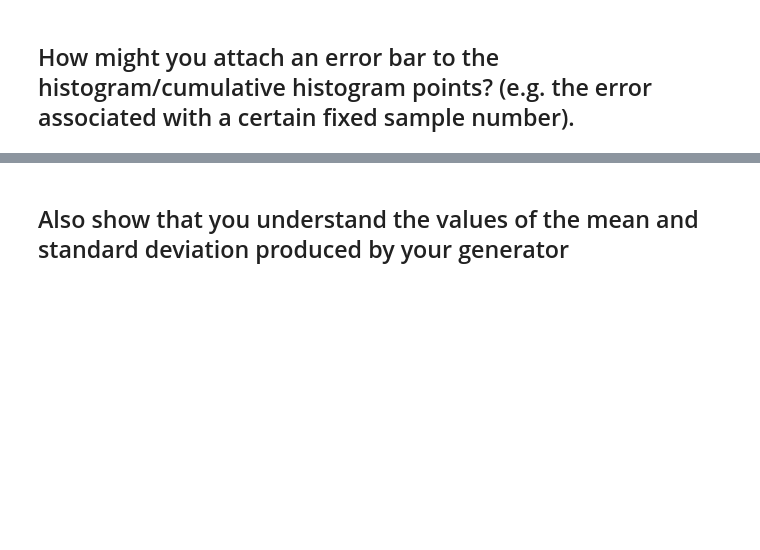
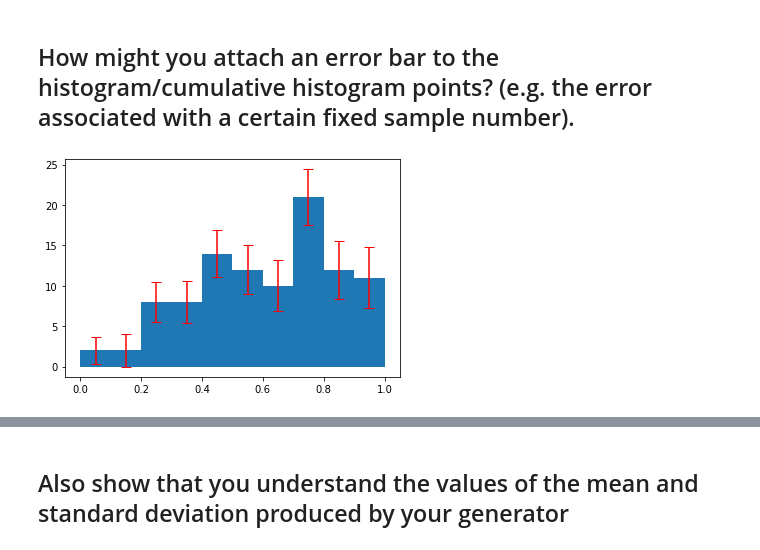
Before and after one commit to wunderbeere/339-lab1, a Jupyter notebook: exercise1.ipynb, the cells around one changed output, grey strips where cells are left out. Cells and saved outputs as stored; diff of their text form; code cells hidden in the pictures; blank space fills up the shorter version.

Commit message:
added error bars on the histogram

```diff
--- a/exercise1.ipynb
+++ b/exercise1.ipynb
@@ -68,3 +68,34 @@ The slope of the generated dataset is:
 ## How might you attach an error bar to the histogram/cumulative histogram points? (e.g. the error associated with a certain fixed sample number).
 # %%
 # repeat the simulation multiple times and get the standard deviation of each bin
+#100 Samples
+Nsamp=100
+# runs 1,000 trials to find the number of counts in each of the 10 bins
+counts=[]
+for i in range(10):
+    counts.append([])
+for i in range(1000):
+    rlist=np.zeros(int(Nsamp))
+    for j in range(len(rlist)):
+        rlist[j]=r.random()
+    A=2
+    xlist=inverseCDF(rlist)
+    histogram=np.histogram(xlist, density=False)
+    for j in range(len(histogram[0])):
+        counts[j].append(histogram[0][j])
+#calculates the middle of each bin for error bar plotting
+bin_edges = hist[1]
+bin_widths = np.mean(np.diff(bin_edges))
+bin_middles = bin_edges+bin_widths/2
+bin_middles = bin_middles[:-1]
+#calculates the error as the standard deviation of the 1,000 trials
+errors=[]
+for i in counts:
+    errors.append(np.std(np.array(i)))
+#plots the histogram and error bars
+plt.figure()
+histogram=plt.hist(xlist,range=[0,1])
+plt.errorbar(bin_middles, histogram[0], yerr=errors, fmt='none', ecolor='red', capsize=5)
+plt.show()
+# %% [output]
+[figure, added]
```
Also changed, not shown: parts of 5 cells of this notebook.
